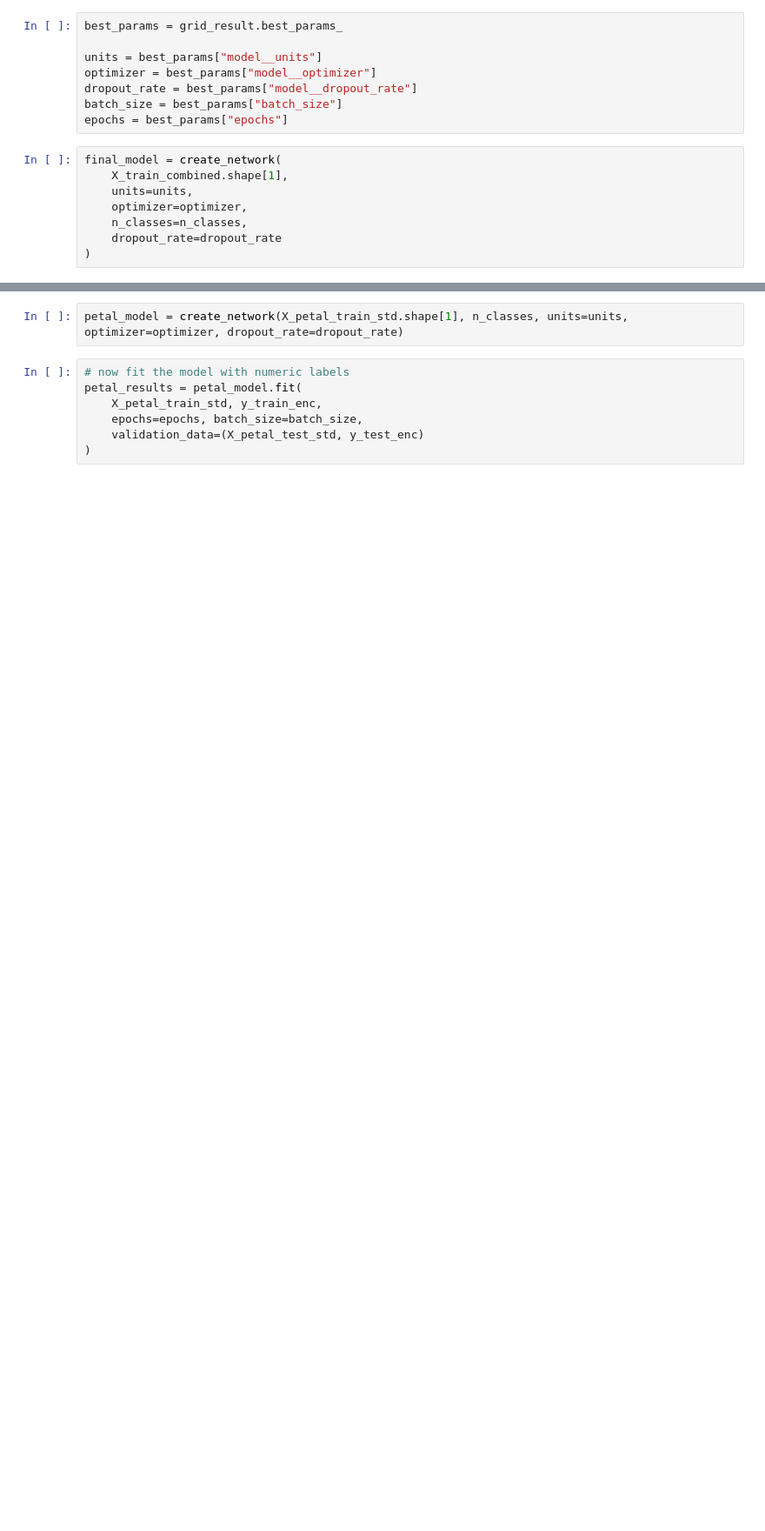
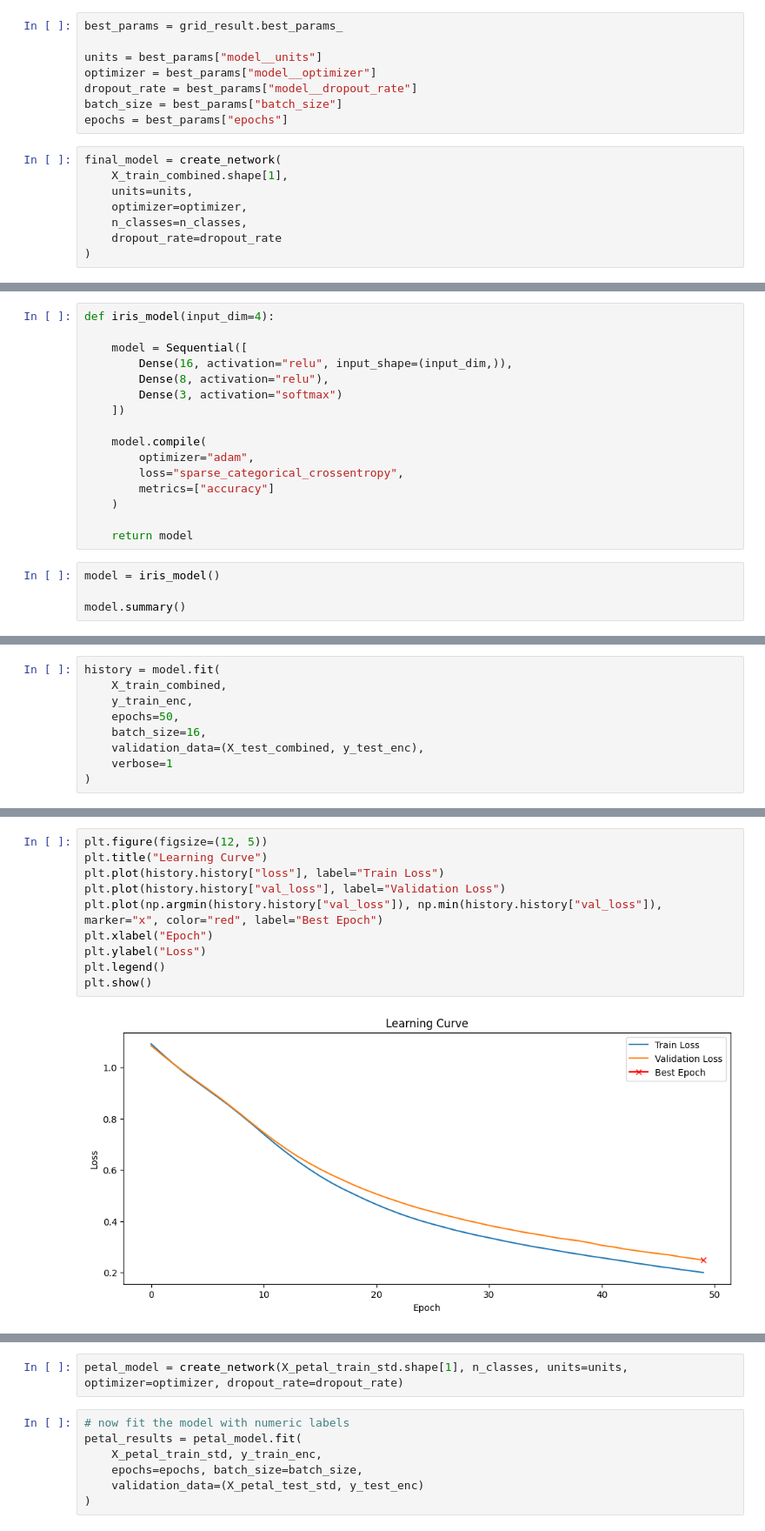
Before and after one commit to Lovjoy/Iris-EDA-and-Machine-Learning, a Jupyter notebook: 06_neural_network.ipynb, the cells around one changed output, grey strips where cells are left out. Shown at 87% size. Saved outputs shown, nothing was run; the diff lists cells and outputs as text; blank space fills up the shorter version.

```diff
--- a/06_neural_network.ipynb
+++ b/06_neural_network.ipynb
@@ -224,0 +230,20 @@ plt.show()
+# %%
+def iris_model(input_dim=4):
+
+    model = Sequential([
+        Dense(16, activation="relu", input_shape=(input_dim,)),
+        Dense(8, activation="relu"),
+        Dense(3, activation="softmax")
+    ])
+
+    model.compile(
+        optimizer="adam",
+        loss="sparse_categorical_crossentropy",
+        metrics=["accuracy"]
+    )
+
+    return model
+# %%
+model = iris_model()
+
+model.summary()
@@ -224,0 +264,9 @@ plt.show()
+# %%
+history = model.fit(
+    X_train_combined,
+    y_train_enc,
+    epochs=50,
+    batch_size=16,
+    validation_data=(X_test_combined, y_test_enc),
+    verbose=1
+)
@@ -224,0 +291,12 @@ plt.show()
+# %%
+plt.figure(figsize=(12, 5))
+plt.title("Learning Curve")
+plt.plot(history.history["loss"], label="Train Loss")
+plt.plot(history.history["val_loss"], label="Validation Loss")
+plt.plot(np.argmin(history.history["val_loss"]), np.min(history.history["val_loss"]), marker="x", color="red", label="Best Epoch")
+plt.xlabel("Epoch")
+plt.ylabel("Loss")
+plt.legend()
+plt.show()
+# %% [output]
+[figure, added]
```
Also changed, not shown: parts of 19 cells of this notebook.
